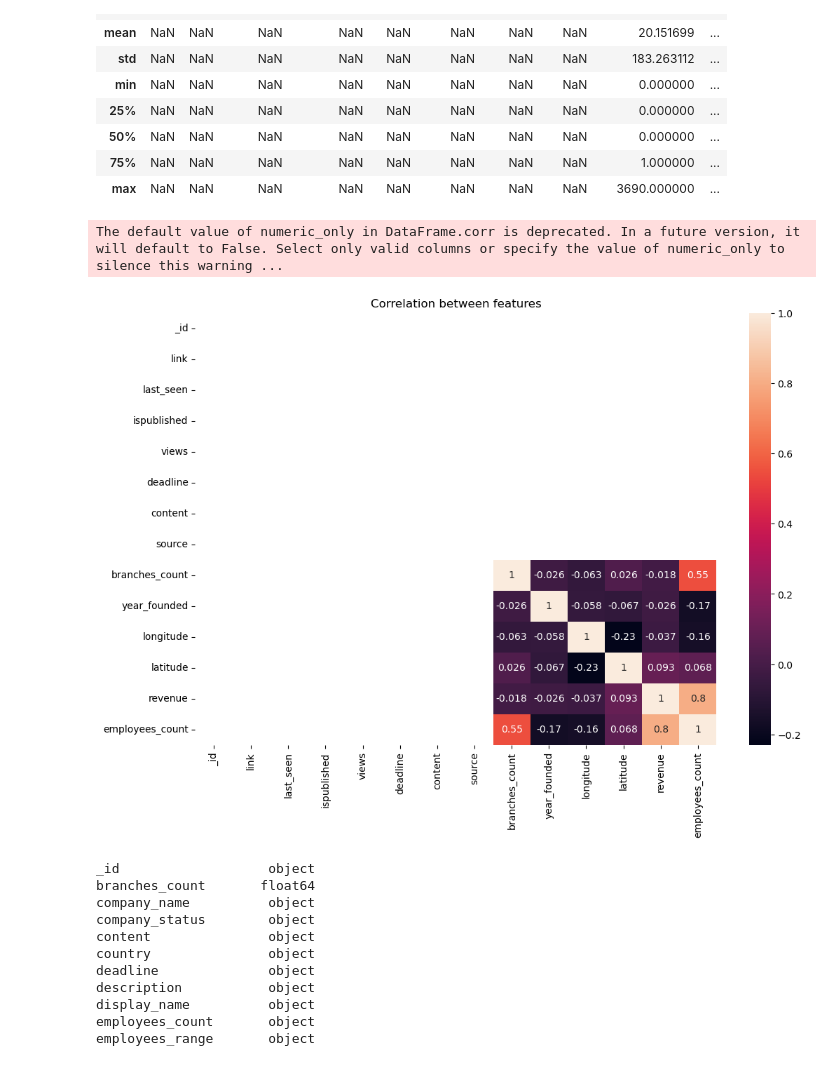
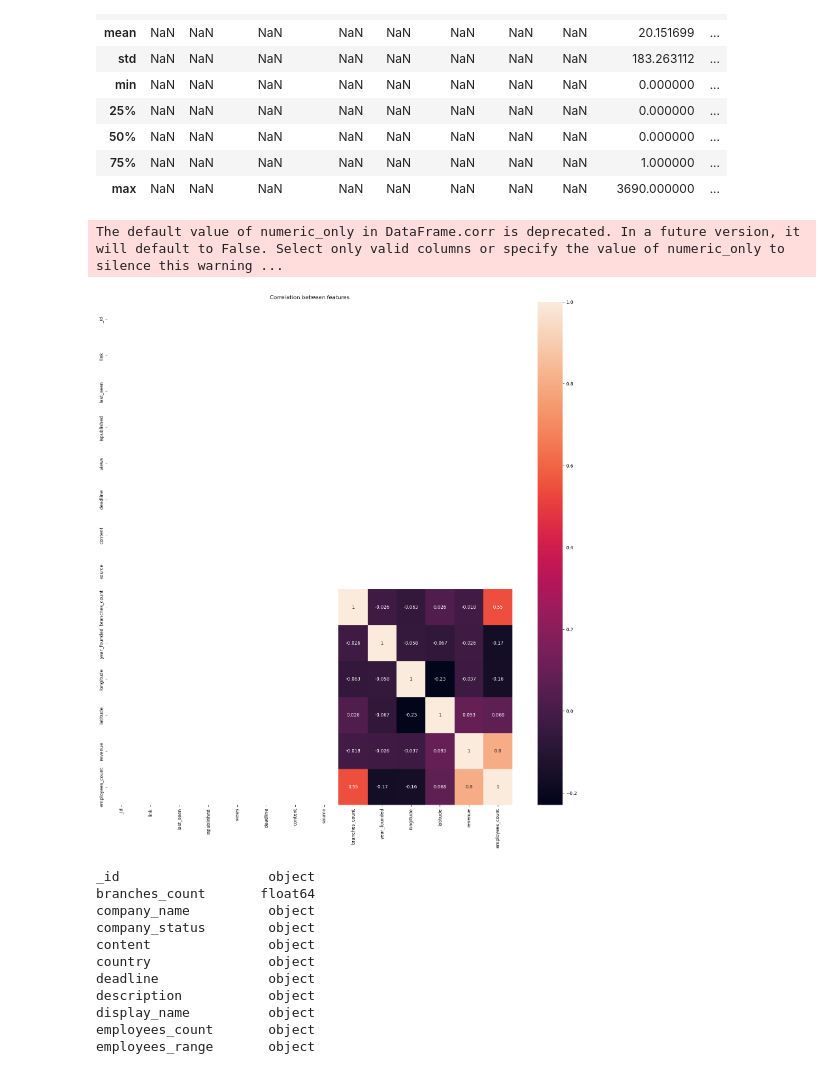
Before and after one commit to DoniaEsawi/Ransomware-Revealed, a Jupyter notebook: data_science.ipynb, the cells around one changed output. Saved outputs shown, nothing was run; the diff lists cells and outputs as text; code cells hidden in the pictures.

```diff
--- a/data_science.ipynb
+++ b/data_science.ipynb
@@ -101,13 +101,13 @@ df_unattacked.describe()
 | max | NaN | NaN | NaN | NaN | NaN | NaN | NaN | NaN | 3690.000000 | ... |
 # %%
 # draw a heatmap to show the correlation between the features
-plt.figure(figsize=(12, 8))
+plt.figure(figsize=(20, 20))
 sns.heatmap(df_unattacked.corr(), annot=True)
 plt.title('Correlation between features')
 plt.show()
 # %% [output]
 The default value of numeric_only in DataFrame.corr is deprecated. In a future version, it will default to False. Select only valid columns or specify the value of numeric_only to silence this warning ...
-[figure, old version]
+[figure, new version]
 # %%
 # check the data types
 df_attacked.dtypes
```
Also changed, not shown: parts of 11 cells of this notebook, 2 other files.
